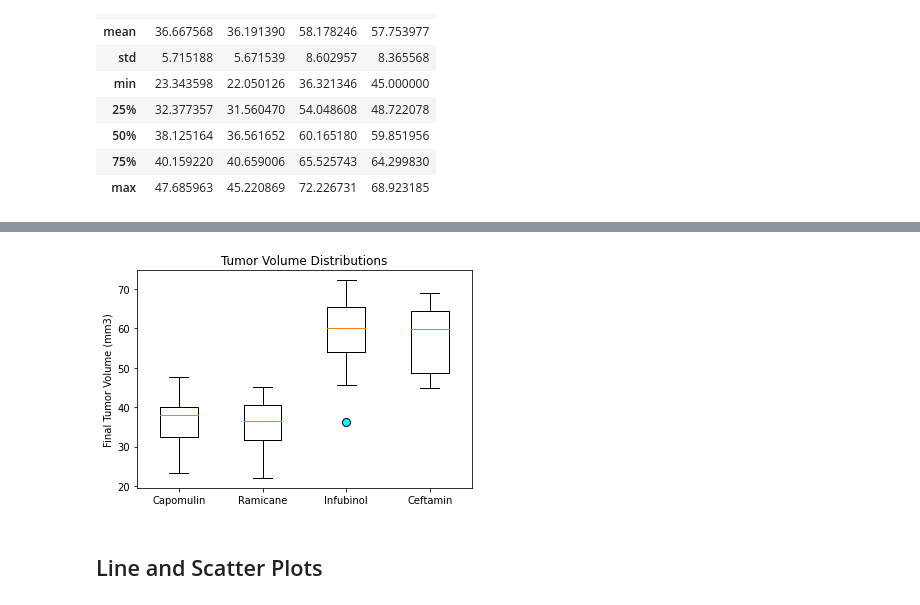
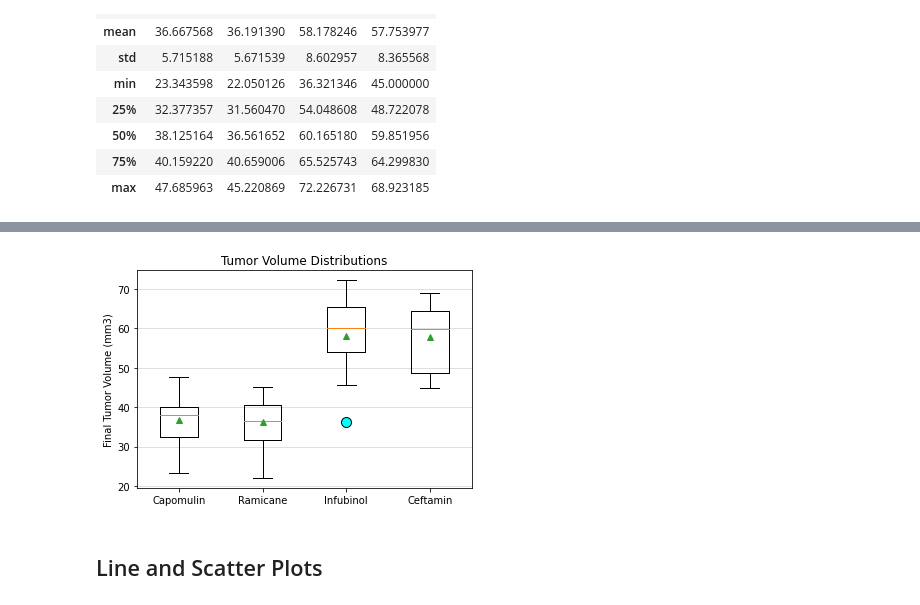
Before and after one commit to zachaa/matplotlib-challenge, a Jupyter notebook: Pymaceuticals/pymaceuticals.ipynb, the cells around one changed output, grey strips where cells are left out. Cells and saved outputs as stored; diff of their text form; code cells hidden in the pictures.

```diff
--- a/Pymaceuticals/pymaceuticals.ipynb
+++ b/Pymaceuticals/pymaceuticals.ipynb
@@ -253,15 +244,16 @@ Ceftamin:       IQR= 15.5778,   outliers: Count= 0, Values= []
 # %%
 # Box Plot for distribution of the tumor volume for each treatment group.
 
 box_fig, box_ax = plt.subplots()
 # matplotlib does not like DataFrame even though all columns have the same length, convert to np array
 # customize: https://matplotlib.org/stable/gallery/statistics/boxplot.html
-outlier_customize = {'markerfacecolor':'cyan', 'markersize':8}
-box_ax.boxplot(tumor_volume_df.to_numpy(), flierprops=outlier_customize)
+outlier_customize = {'markerfacecolor':'cyan', 'markersize':10}
+box_ax.boxplot(tumor_volume_df.to_numpy(), flierprops=outlier_customize, showmeans=True)
 box_ax.set(title="Tumor Volume Distributions", ylabel="Final Tumor Volume (mm3)", xticklabels=selected_treatments)
+box_ax.grid(axis="y", alpha=0.5)
 plt.show()
 # %% [output]
-[figure, old version]
+[figure, new version]
 # %% [markdown]
 ## Line and Scatter Plots
 # %%
```
Also changed, not shown: parts of 10 cells of this notebook.
